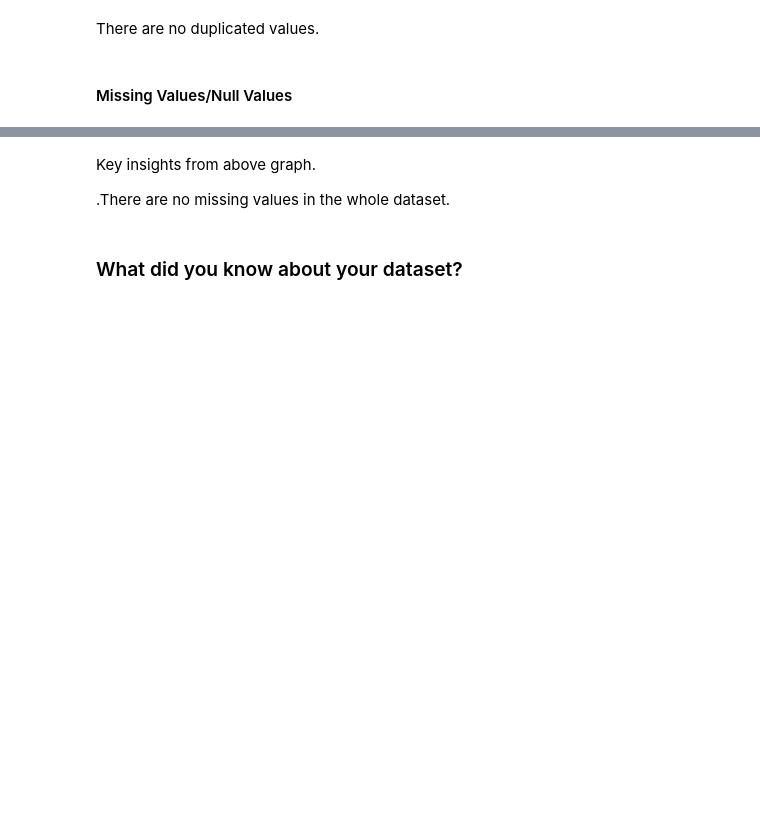
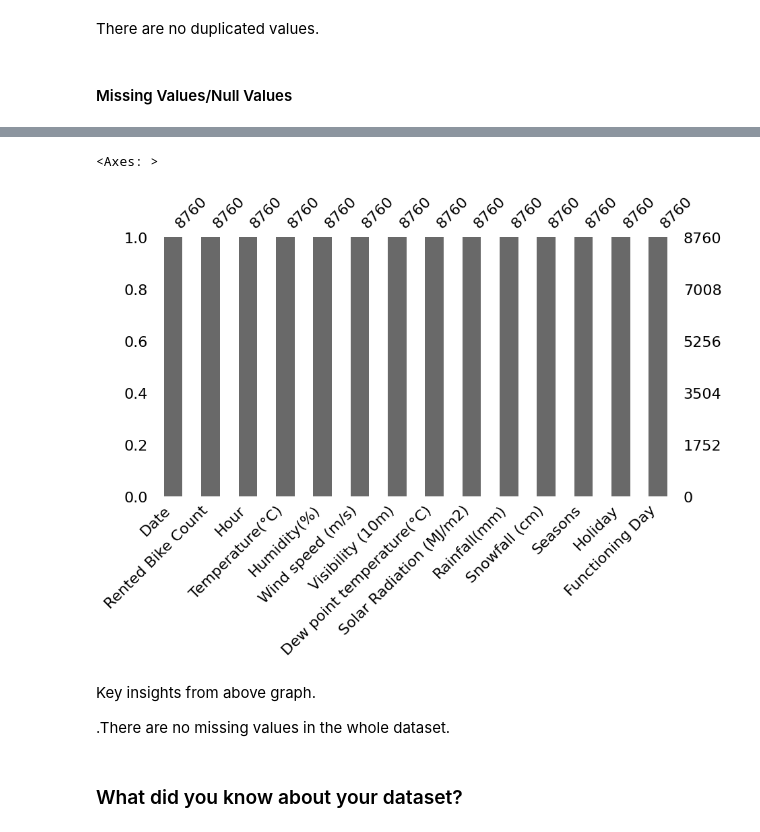
Before and after one commit to CoderSumanesh/Bike-Sharing-Demand-Prediction, a Jupyter notebook: Bike_Sharing_Demand_Prediction_ML_.ipynb, the cells around one changed output, grey strips where cells are left out. Drawn from its saved outputs; the diff is of its cells as text; code cells hidden in the pictures; blank space fills up the shorter version.

```diff
--- a/Bike_Sharing_Demand_Prediction_ML_.ipynb
+++ b/Bike_Sharing_Demand_Prediction_ML_.ipynb
@@ -164,6 +219,9 @@ df.isnull().sum()
 # %%
 # Visualizing the missing values
-msno.bar(df)
+msno.bar(df,figsize=(10, 5))
+# %% [output]
+<Axes: >
+[figure, added]
 # %% [markdown]
 Key insights from above graph.
 
```
Also changed, not shown: parts of 29 cells of this notebook.
